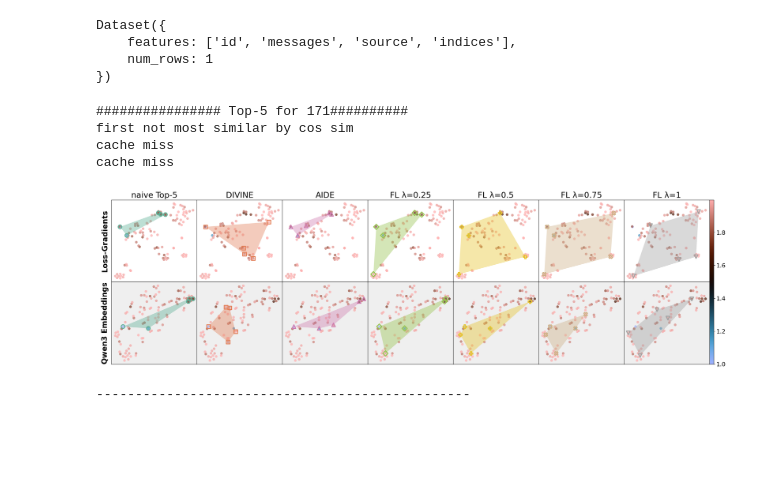
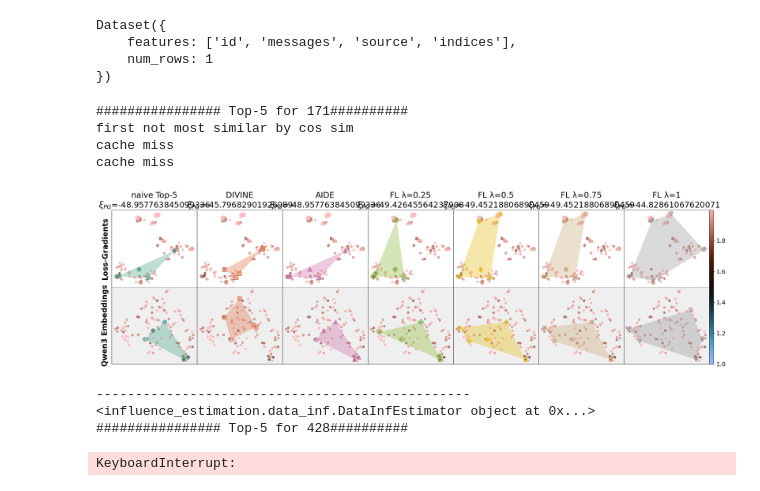
Before and after one commit to loris3/ceelm, a Jupyter notebook: case_study.ipynb, the cells around one changed output. Saved outputs shown, nothing was run; the diff lists cells and outputs as text; code cells hidden in the pictures; blank space fills up the shorter version.

```diff
--- a/case_study.ipynb
+++ b/case_study.ipynb
@@ -211,6 +186,10 @@ print(base_colors)
 
 _tsne_cache = {}  # global cache for PCA+TSNE
 cache = {}
+# %%
+import pandas as pd
+linear_coder = "MSECoderProjUSimp"
+df = pd.read_parquet("./results/scoring/merged.parquet")
 # %%
 
 import torch
@@ -248,8 +227,8 @@ def plot_single_grid(
     use_cosine=False,
     dim_reduction_method="tsne",
 
+):
 
-):
     # Convert torch tensors to numpy
     def to_numpy(x):
         if isinstance(x, torch.Tensor):
@@ -436,7 +415,7 @@ def plot_single_grid(
 
 
 
-    for i, (name, _,_,method_grad, method_emb) in enumerate(methods):
+    for i, (name, _,method_grad, method_emb, estimator, pred_gain) in enumerate(methods):
         method_grad = np.asarray(method_grad)
         method_emb = np.asarray(method_emb)
 
@@ -462,7 +441,8 @@ def plot_single_grid(
                         s=100, edgecolor=method_to_color[name], linewidth=2.5,
                         facecolor='none', marker=method_to_marker[name], color=method_to_color[name])
      #   ax_grad.scatter(grad_test_x, grad_test_y, s=60, color='black', marker='*', edgecolor='k', linewidth=1.5)
-        ax_grad.set_title(f"{name}",fontsize=22)
+        ax_grad.set_title(f"{name}\n$\\xi_{{PG}}$={pred_gain:.2f} dB", fontsize=22)
+
 
         ax_grad.set_xticks([])
         ax_grad.set_yticks([])
@@ -530,10 +510,9 @@ def plot_single_grid(
         cbar.ax.tick_params(labelsize=16)
 
     fig.tight_layout()
-
-    os.makedirs("./figures/tsne_plots",exist_ok=True)
-    filename = f"./figures/tsne_plots/k_{k}_idx_{test_idx}.pdf"
-    fig.savefig(filename, format='pdf', bbox_inches='tight')
+    path = f"./figures/tsne_plots/{os.path.basename(estimator.model_path.split('_')[0])}/{estimator.get_config_string().split(':')[0]}/k_{k}_idx_{test_idx}.pdf"
+    os.makedirs(os.path.dirname(path),exist_ok=True)
+    fig.savefig(path, format='pdf', bbox_inches='tight')
     plt.show()
 # %%
 target =[
@@ -638,10 +617,10 @@ def plot(base_explanation_class, divine_explanation_class, fl_explanation_class,
             grads_naive = get_gradients_selection(naive_top_k_explanation)
             methods.append((
                 f"naive Top-{k}",
-                naive_top_k_explanation.document_idx,
-                naive_top_k_explanation.documents,
+                naive_top_k_explanation,
                 grads_naive,
-                get_embeddings_selection(naive_top_k_explanation)
+                get_embeddings_selection(naive_top_k_explanation),
+                estimator
             ))
 
             gradients_groundset_norm = gradients_groundset / (np.linalg.norm(
@@ -664,10 +643,10 @@ def plot(base_explanation_class, divine_explanation_class, fl_explanation_class,
                                                                  k=k, m=100, keep_gradients=True)
             methods.append((
                 "DIVINE",
-                divine_explanation.document_idx,
-                divine_explanation.documents,
+                divine_explanation,
                 get_gradients_selection(divine_explanation),
-                get_embeddings_selection(divine_explanation)
+                get_embeddings_selection(divine_explanation),
+                estimator
             ))
             # AIDE
             AIDE_explanation = AIDE(test_idx, estimator,
@@ -676,10 +655,10 @@ def plot(base_explanation_class, divine_explanation_class, fl_explanation_class,
                                              k=k, m=100, keep_gradients=True)
             methods.append((
                 "AIDE",
-                AIDE_explanation.document_idx,
-                AIDE_explanation.documents,
+                AIDE_explanation,
                 get_gradients_selection(AIDE_explanation),
-                get_embeddings_selection(AIDE_explanation)
+                get_embeddings_selection(AIDE_explanation),
+                estimator
             ))
             # FL
             for lambda_ in [0.25, 0.5, 0.75, 1]:
@@ -689,46 +668,60 @@ def plot(base_explanation_class, divine_explanation_class, fl_explanation_class,
                                                                  k=k, m=100, lambda_=lambda_, keep_gradients=True)
                 methods.append((
                     f"FL λ={lambda_}",
-                    fl_explanation.document_idx,
-                    fl_explanation.documents,
+                    fl_explanation,
                     get_gradients_selection(fl_explanation),
-                    get_embeddings_selection(fl_explanation)
+                    get_embeddings_selection(fl_explanation),
+                    estimator
                 ))
+            def get_pred_gain(explanation):
+                ddf = df[
+                    (df["linear_coder"] == linear_coder) &
+                    (df["explanation_type"].str.startswith(explanation.description)) &
+                    (df["estimator"] == estimator.get_config_string()) &
+                    (df["document_idx"] == explanation.document_idx)
+                ]
+                assert len(ddf) == 1
+                pred_gain = 10*np.log10(ddf.iloc[0]["pred_gain"])
+                return pred_gain
+
+            methods = [(name, explanation, grads, embds, estimator, get_pred_gain(explanation)) for name, explanation, grads, embds, estimator in methods]
 
             plot_single_grid(
                 title=f"Test idx {test_idx} - Top-{k}",
                 gradients_groundset=gradients_groundset,
                 gradient_test_instance=gradient_test_instance,
                 embeddings_groundset=embeddings_groundset,
                 embedding_test_instance=embedding_test_instance,
                 methods=methods,
                 costs=costs_groundset,
                 n_rows=2,
                 n_cols=7,
                 figsize=(24, 7),
                 test_idx=test_idx,
                 k=k,
                 use_cosine=use_cosine,
                 dim_reduction_method=dim_reduction_method,
             )
 
-
-
             mmethods.append(methods)
             print("------------------------------------------------")
+            print(estimator)
 
-        break
+  #      break
 
 
 
 # plot(TopKMostInfluential, DIVINEMostInfluential, FacilityLocationMostInfluential, use_cosine=False, estimator = estimators[0])
 # plot(TopKLeastInfluential, DIVINELeastInfluential, FacilityLocationLeastInfluential, use_cosine=False)
-plot(TopKMostHelpful, DIVINEMostHelpful, FacilityLocationMostHelpful, use_cosine=True, dim_reduction_method="tsne",estimator = estimators[0])
+plot(TopKMostInfluential, DIVINEMostInfluential, FacilityLocationMostInfluential, use_cosine=True, dim_reduction_method="tsne",estimator = estimators[0])
 # plot(TopKMostHarmful, DIVINEMostHarmful, FacilityLocationMostHarmful,use_cosine=False)
 # %% [output]
 ################ Top-5 for 171##########
 first not most similar by cos sim
 cache miss
 cache miss
-[figure, old version]
+[figure, new version]
 ------------------------------------------------
+<influence_estimation.data_inf.DataInfEstimator object at 0x...>
+################ Top-5 for 428##########
+KeyboardInterrupt:
```
Also changed, not shown: parts of 7 cells of this notebook, 8 other files.
